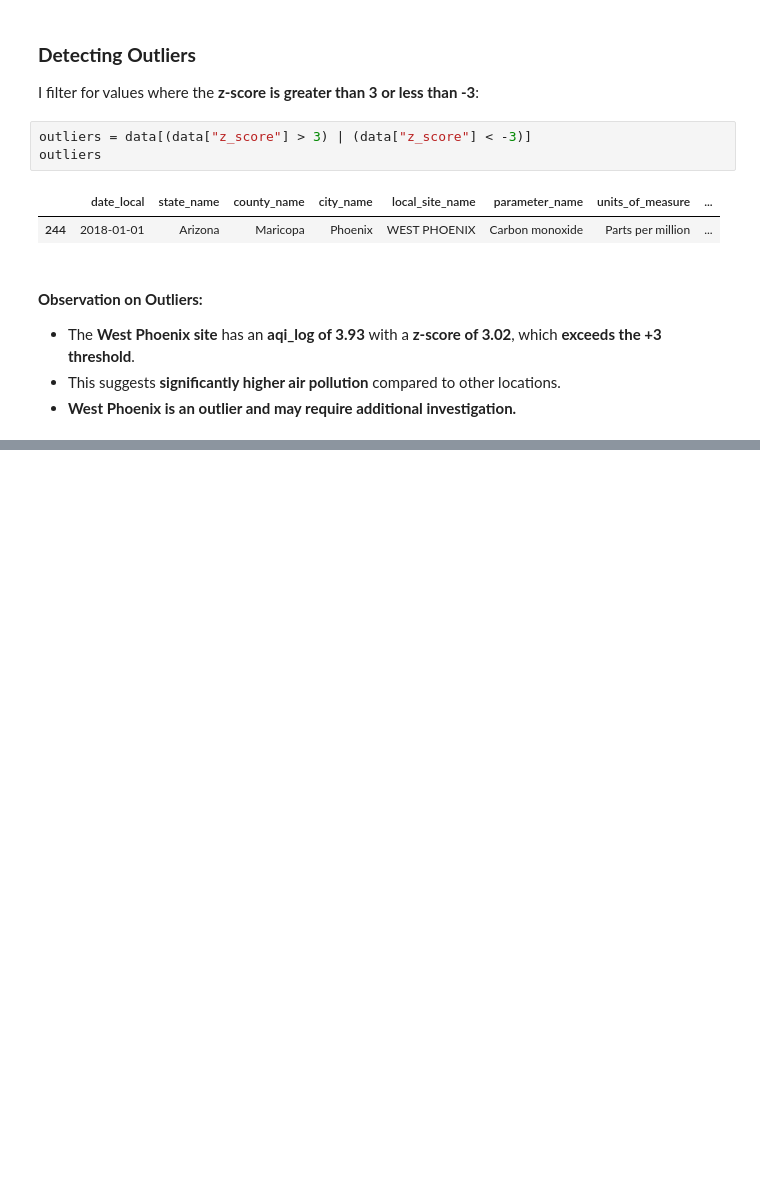
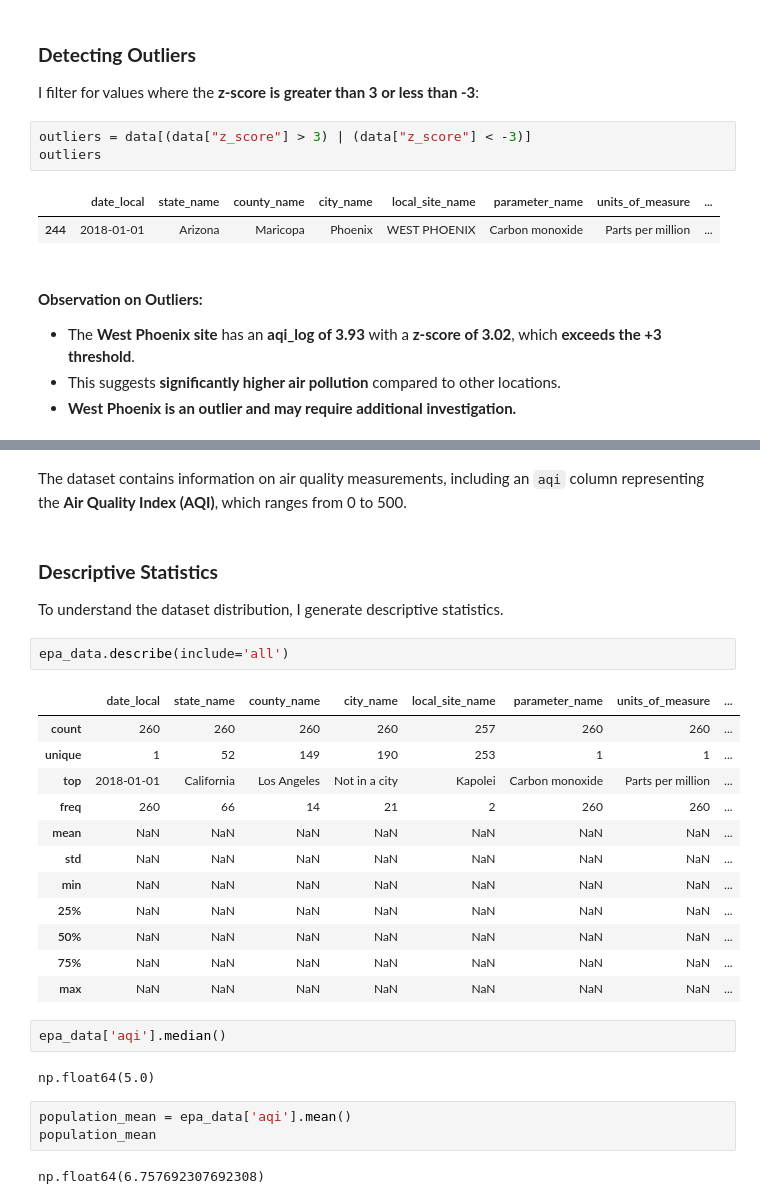
Before and after one commit to Cyberoctane29/EPA-Carbon-Monoxide-AQI-Analysis, a Jupyter notebook: epa_carbon_monoxide_aqi_analysis.ipynb, the cells around one changed output, grey strips where cells are left out. Saved outputs shown, nothing was run; the diff lists cells and outputs as text; blank space fills up the shorter version.

```diff
--- a/epa_carbon_monoxide_aqi_analysis.ipynb
+++ b/epa_carbon_monoxide_aqi_analysis.ipynb
@@ -411,0 +438,29 @@ use for last section
+# %% [markdown]
+The dataset contains information on air quality measurements, including an `aqi` column representing the **Air Quality Index (AQI)**, which ranges from 0 to 500.
+# %% [markdown]
+### **Descriptive Statistics**
+To understand the dataset distribution, I generate descriptive statistics.
+# %%
+epa_data.describe(include='all')
+# %% [output]
+|  | date_local | state_name | county_name | city_name | local_site_name | parameter_name | units_of_measure | ... |
+| count | 260 | 260 | 260 | 260 | 257 | 260 | 260 | ... |
+| unique | 1 | 52 | 149 | 190 | 253 | 1 | 1 | ... |
+| top | 2018-01-01 | California | Los Angeles | Not in a city | Kapolei | Carbon monoxide | Parts per million | ... |
+| freq | 260 | 66 | 14 | 21 | 2 | 260 | 260 | ... |
+| mean | NaN | NaN | NaN | NaN | NaN | NaN | NaN | ... |
+| std | NaN | NaN | NaN | NaN | NaN | NaN | NaN | ... |
+| min | NaN | NaN | NaN | NaN | NaN | NaN | NaN | ... |
+| 25% | NaN | NaN | NaN | NaN | NaN | NaN | NaN | ... |
+| 50% | NaN | NaN | NaN | NaN | NaN | NaN | NaN | ... |
+| 75% | NaN | NaN | NaN | NaN | NaN | NaN | NaN | ... |
+| max | NaN | NaN | NaN | NaN | NaN | NaN | NaN | ... |
+# %%
+epa_data['aqi'].median()
+# %% [output]
+np.float64(5.0)
+# %%
+population_mean = epa_data['aqi'].mean()
+population_mean
+# %% [output]
+np.float64(6.757692307692308)
```
Also changed, not shown: parts of 53 cells of this notebook.
